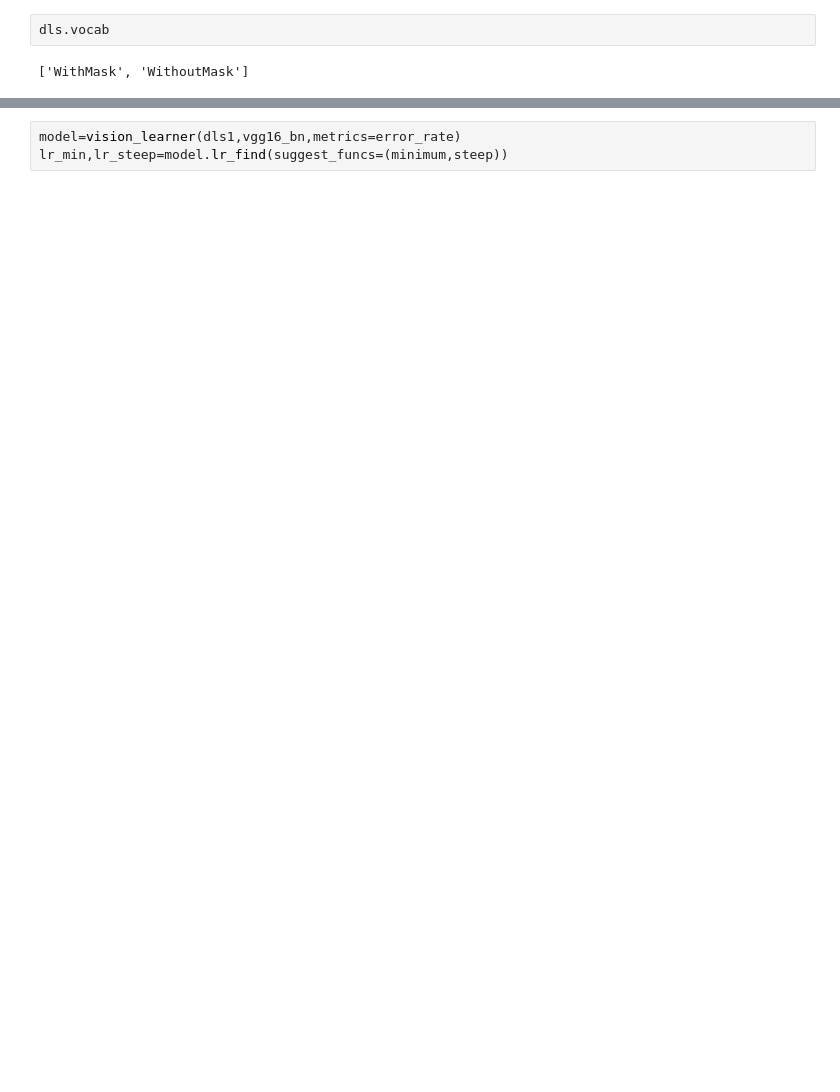
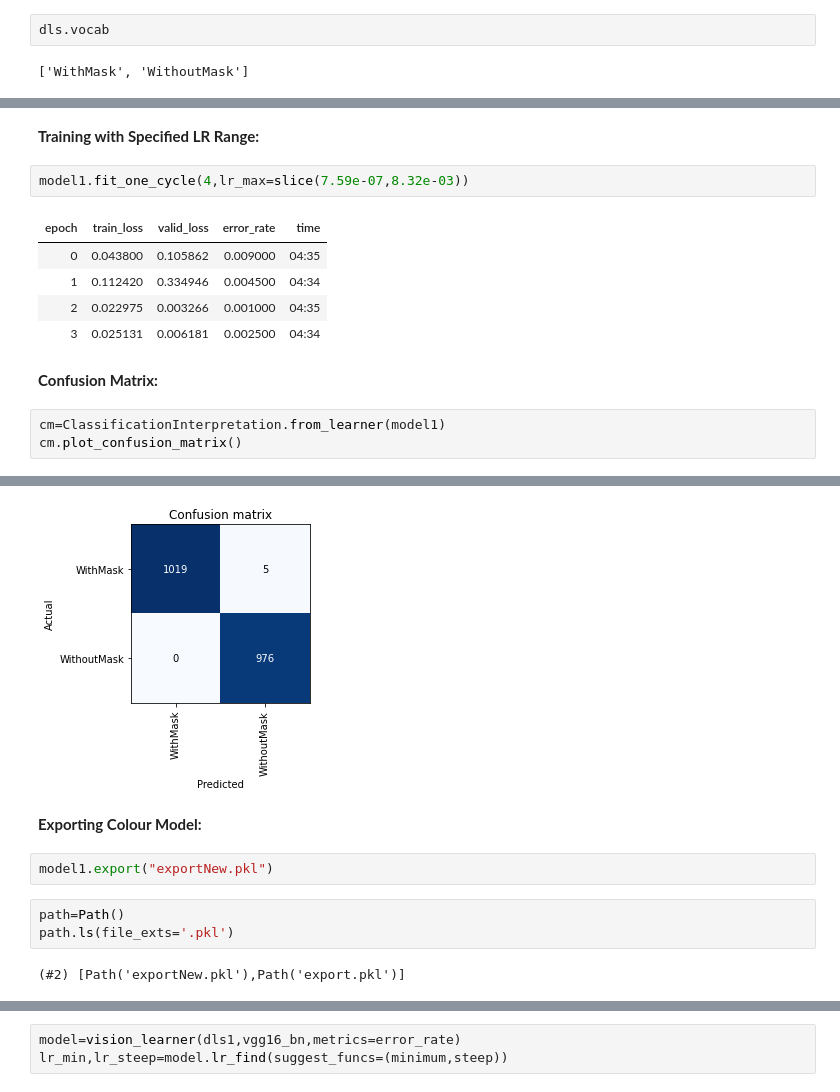
Before and after one commit to abhishekmani12/Mask_Detector, a Jupyter notebook: MaskDetector.ipynb, the cells around one changed output, grey strips where cells are left out. Saved outputs shown, nothing was run; the diff lists cells and outputs as text; blank space fills up the shorter version.

```diff
--- a/MaskDetector.ipynb
+++ b/MaskDetector.ipynb
@@ -96,0 +127,16 @@ dls.show_batch(cmap='Greys_r',nrows=4,ncols=4)
+# %% [markdown]
+**Training with Specified LR Range:**
+# %%
+model1.fit_one_cycle(4,lr_max=slice(7.59e-07,8.32e-03))
+# %% [output]
+| epoch | train_loss | valid_loss | error_rate | time |
+| 0 | 0.043800 | 0.105862 | 0.009000 | 04:35 |
+| 1 | 0.112420 | 0.334946 | 0.004500 | 04:34 |
+| 2 | 0.022975 | 0.003266 | 0.001000 | 04:35 |
+| 3 | 0.025131 | 0.006181 | 0.002500 | 04:34 |
+# %% [markdown]
+**Confusion Matrix:**
+# %%
+cm=ClassificationInterpretation.from_learner(model1)
+cm.plot_confusion_matrix()
+# %% [output]
@@ -96,0 +145,10 @@ dls.show_batch(cmap='Greys_r',nrows=4,ncols=4)
+[figure, added]
+# %% [markdown]
+**Exporting Colour Model:**
+# %%
+model1.export("exportNew.pkl")
+# %%
+path=Path()
+path.ls(file_exts='.pkl')
+# %% [output]
+(#2) [Path('exportNew.pkl'),Path('export.pkl')]
```
Also changed, not shown: parts of 29 cells of this notebook.
